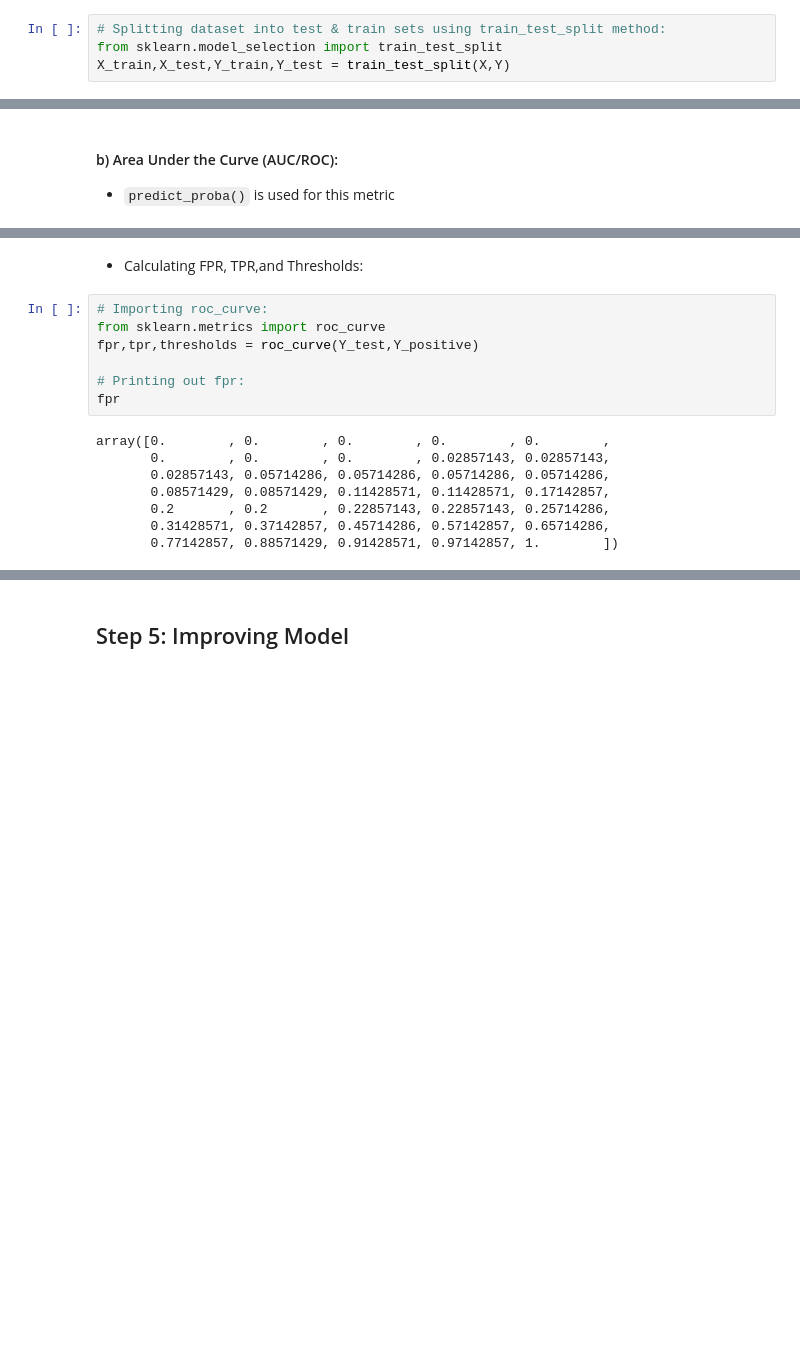
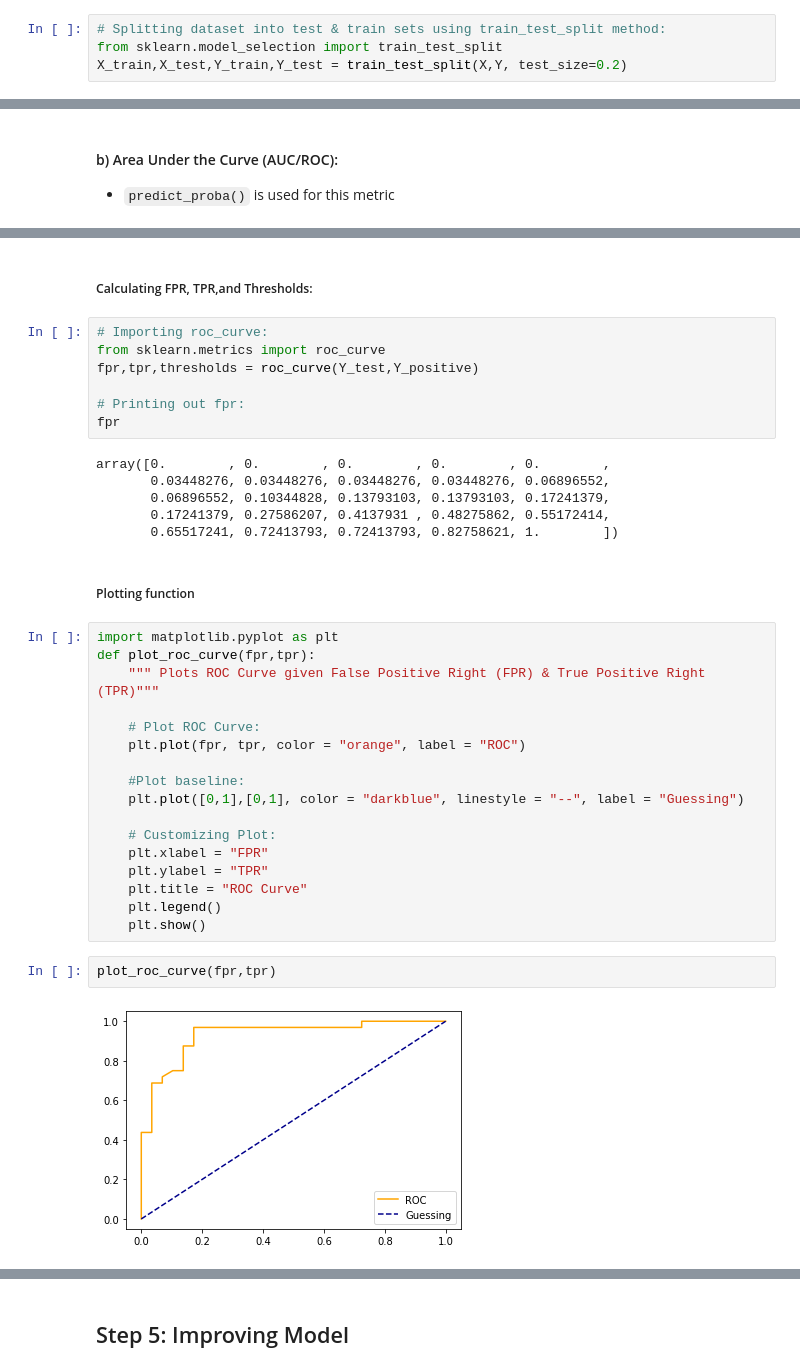
Before and after one commit to thrasher995/thrasher995.github.io, a Jupyter notebook: _data/_notebooks/classification_example.ipynb, the cells around one changed output, grey strips where cells are left out. Saved outputs shown, nothing was run; the diff lists cells and outputs as text; blank space fills up the shorter version.

```diff
--- a/_data/_notebooks/classification_example.ipynb
+++ b/_data/_notebooks/classification_example.ipynb
@@ -28,7 +28,7 @@ Y = heart_disease_df['target']
 # %%
 # Splitting dataset into test & train sets using train_test_split method:
 from sklearn.model_selection import train_test_split
-X_train,X_test,Y_train,Y_test = train_test_split(X,Y)
+X_train,X_test,Y_train,Y_test = train_test_split(X,Y, test_size=0.2)
 # %%
 # Looking at shapes to ensure that the dataset was split properly:
 X_train.shape,Y_train.shape,X_test.shape,Y_test.shape
@@ -196,5 +193,5 @@ array([0.09, 0.55, 0.49, 0.15, 0.75, 0.95, 0.75, 0.03, 0.02, 0.48, 0.85,
 # %% [markdown]
-- Calculating FPR, TPR,and Thresholds:
+##### Calculating FPR, TPR,and Thresholds:
 # %%
 # Importing roc_curve:
 from sklearn.metrics import roc_curve
@@ -204,9 +201,30 @@ fpr,tpr,thresholds = roc_curve(Y_test,Y_positive)
 fpr
 # %% [output]
 array([0.        , 0.        , 0.        , 0.        , 0.        ,
-       0.        , 0.        , 0.        , 0.02857143, 0.02857143,
-       0.02857143, 0.05714286, 0.05714286, 0.05714286, 0.05714286,
-       0.08571429, 0.08571429, 0.11428571, 0.11428571, 0.17142857,
-       0.2       , 0.2       , 0.22857143, 0.22857143, 0.25714286,
-       0.31428571, 0.37142857, 0.45714286, 0.57142857, 0.65714286,
-       0.77142857, 0.88571429, 0.91428571, 0.97142857, 1.        ])
+       0.03448276, 0.03448276, 0.03448276, 0.03448276, 0.06896552,
+       0.06896552, 0.10344828, 0.13793103, 0.13793103, 0.17241379,
+       0.17241379, 0.27586207, 0.4137931 , 0.48275862, 0.55172414,
+       0.65517241, 0.72413793, 0.72413793, 0.82758621, 1.        ])
+# %% [markdown]
+##### Plotting function
+# %%
+import matplotlib.pyplot as plt
+def plot_roc_curve(fpr,tpr):
+    """ Plots ROC Curve given False Positive Right (FPR) & True Positive Right (TPR)"""
+
+    # Plot ROC Curve:
+    plt.plot(fpr, tpr, color = "orange", label = "ROC")
+
+    #Plot baseline:
+    plt.plot([0,1],[0,1], color = "darkblue", linestyle = "--", label = "Guessing")
+
+    # Customizing Plot:
+    plt.xlabel = "FPR"
+    plt.ylabel = "TPR"
+    plt.title = "ROC Curve"
+    plt.legend()
+    plt.show()
+# %%
+plot_roc_curve(fpr,tpr)
+# %% [output]
+[figure, added]
```
Also changed, not shown: parts of 24 cells of this notebook.
